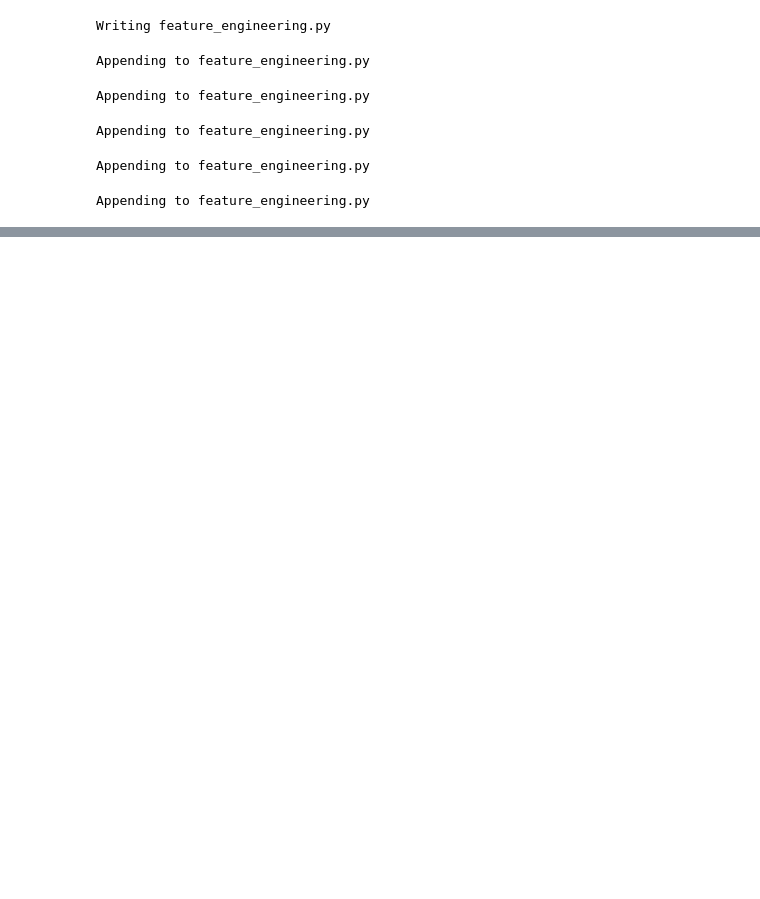
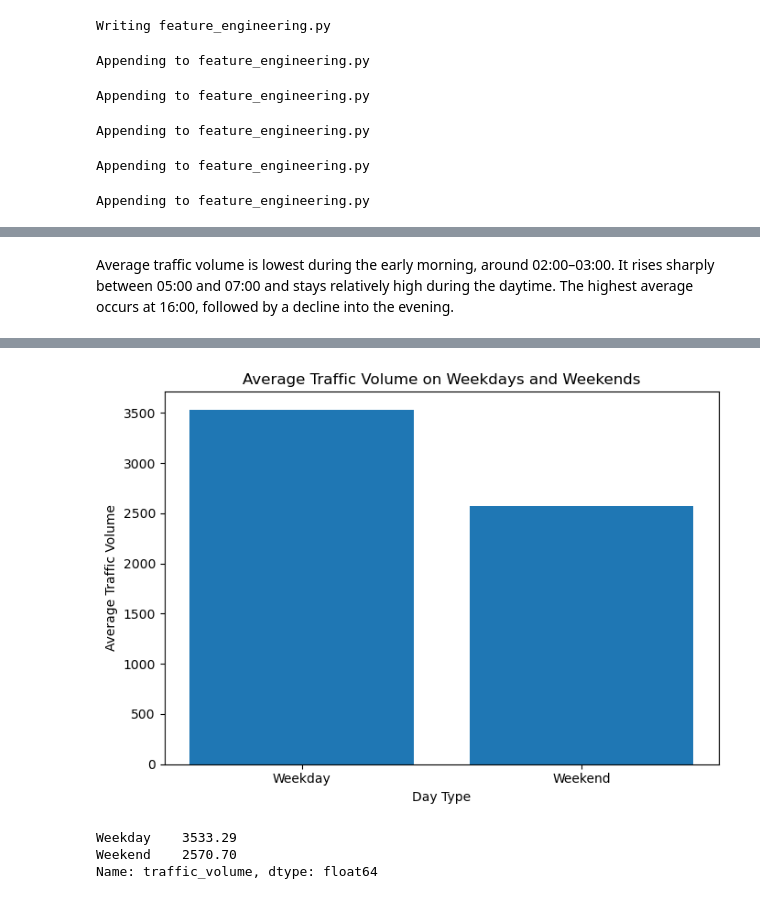
Before and after one commit to sskomal91/smart-city-traffic-capstone, a Jupyter notebook: capstone_part2/traffic_pipeline_development.ipynb, the cells around one changed output, grey strips where cells are left out. Drawn from its saved outputs; the diff is of its cells as text; code cells hidden in the pictures; blank space fills up the shorter version.

```diff
--- a/capstone_part2/traffic_pipeline_development.ipynb
+++ b/capstone_part2/traffic_pipeline_development.ipynb
@@ -1712,0 +1808,34 @@ Appending to feature_engineering.py
+# %% [markdown]
+Average traffic volume is lowest during the early morning, around 02:00–03:00. It rises sharply between 05:00 and 07:00 and stays relatively high during the daytime. The highest average occurs at 16:00, followed by a decline into the evening.
+# %%
+# Compare average recorded traffic on weekdays and weekends.
+weekend_traffic = (
+    plot_data.groupby("is_weekend")["traffic_volume"]
+    .mean()
+    .reindex([0, 1])
+)
+weekend_traffic.index = ["Weekday", "Weekend"]
+
+# Create the comparison chart.
+chart, ax = plt.subplots(figsize=(7, 5))
+
+ax.bar(weekend_traffic.index, weekend_traffic.values)
+ax.set_title("Average Traffic Volume on Weekdays and Weekends")
+ax.set_xlabel("Day Type")
+ax.set_ylabel("Average Traffic Volume")
+
+chart.tight_layout()
+
+# Save the chart and log its path.
+chart_path = Path("charts/weekday_weekend_traffic.png")
+chart_path.parent.mkdir(parents=True, exist_ok=True)
+chart.savefig(chart_path, dpi=150)
+
+logger.info("Chart is saved to %s.", chart_path.as_posix())
+
+plt.show()
+plt.close(chart)
+
+
+display(weekend_traffic.round(2))
+# %% [output]
@@ -1712,0 +1843,4 @@ Appending to feature_engineering.py
+[figure, added]
+Weekday    3533.29
+Weekend    2570.70
+Name: traffic_volume, dtype: float64
```
Also changed, not shown: parts of 11 cells of this notebook, 6 other files.
